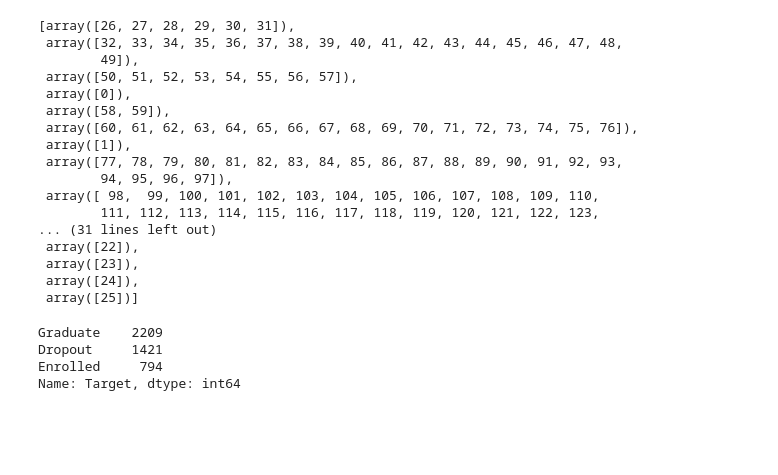
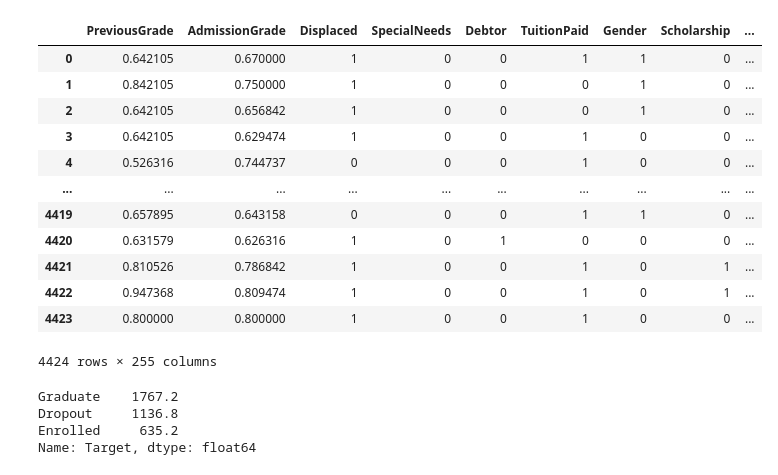
Before and after one commit to a-krawciw/groupyr, a Jupyter notebook: class_proj/student_g_lasso_notebook.ipynb, the cells around one changed output. Drawn from its saved outputs; the diff is of its cells as text; code cells hidden in the pictures; blank space fills up the shorter version.

```diff
--- a/class_proj/student_g_lasso_notebook.ipynb
+++ b/class_proj/student_g_lasso_notebook.ipynb
@@ -24,47 +24,44 @@ kid_data = pd.read_csv("data.csv", delimiter=";")
 # %%
 mark_as_categorical(kid_data, "MaritalStatus")
 mark_as_categorical(kid_data, "ApplicationMode")
 mark_as_categorical(kid_data, "ApplicationOrder")
 mark_as_categorical(kid_data, "TimeOfDay")
 mark_as_categorical(kid_data, "PreviousQualification")
 mark_as_categorical(kid_data, "Nationality")
 mark_as_categorical(kid_data, "MotherQualification")
 mark_as_categorical(kid_data, "FatherQualification")
 mark_as_categorical(kid_data, "MotherOccupation")
 mark_as_categorical(kid_data, "FatherOccupation")
+mark_as_categorical(kid_data, "Course")
 target = kid_data.get("Target").replace(['Dropout', 'Graduate', 'Enrolled'], [0, 1, 1]).astype(float),
 
 
 for col in kid_data.select_dtypes(include="float64", exclude="category"):
     kid_data[col] /= kid_data[col].max()
 
 expanded_X, group_idxs = create_groups_from_1hot(kid_data.drop(columns="Target"))
-list(group_idxs.values())
+expanded_X
 # %% [output]
+|  | PreviousGrade | AdmissionGrade | Displaced | SpecialNeeds | Debtor | TuitionPaid | Gender | Scholarship | ... |
+| 0 | 0.642105 | 0.670000 | 1 | 0 | 0 | 1 | 1 | 0 | ... |
+| 1 | 0.842105 | 0.750000 | 1 | 0 | 0 | 0 | 1 | 0 | ... |
+| 2 | 0.642105 | 0.656842 | 1 | 0 | 0 | 0 | 1 | 0 | ... |
+| 3 | 0.642105 | 0.629474 | 1 | 0 | 0 | 1 | 0 | 0 | ... |
+| 4 | 0.526316 | 0.744737 | 0 | 0 | 0 | 1 | 0 | 0 | ... |
+| ... | ... | ... | ... | ... | ... | ... | ... | ... | ... |
+| 4419 | 0.657895 | 0.643158 | 0 | 0 | 0 | 1 | 1 | 0 | ... |
+| 4420 | 0.631579 | 0.626316 | 1 | 0 | 1 | 0 | 0 | 0 | ... |
+| 4421 | 0.810526 | 0.786842 | 1 | 0 | 0 | 1 | 0 | 1 | ... |
+| 4422 | 0.947368 | 0.809474 | 1 | 0 | 0 | 1 | 0 | 1 | ... |
+| 4423 | 0.800000 | 0.800000 | 1 | 0 | 0 | 1 | 0 | 0 | ... |
-[array([26, 27, 28, 29, 30, 31]),
- array([32, 33, 34, 35, 36, 37, 38, 39, 40, 41, 42, 43, 44, 45, 46, 47, 48,
-        49]),
- array([50, 51, 52, 53, 54, 55, 56, 57]),
- array([0]),
- array([58, 59]),
- array([60, 61, 62, 63, 64, 65, 66, 67, 68, 69, 70, 71, 72, 73, 74, 75, 76]),
- array([1]),
- array([77, 78, 79, 80, 81, 82, 83, 84, 85, 86, 87, 88, 89, 90, 91, 92, 93,
-        94, 95, 96, 97]),
- array([ 98,  99, 100, 101, 102, 103, 104, 105, 106, 107, 108, 109, 110,
-        111, 112, 113, 114, 115, 116, 117, 118, 119, 120, 121, 122, 123,
-... (31 lines left out)
- array([22]),
- array([23]),
- array([24]),
- array([25])]
+4424 rows × 255 columns
 # %%
-kid_data.get("Target").value_counts()
+kid_data.get("Target").value_counts()*0.8
 # %% [output]
-Graduate    2209
-Dropout     1421
-Enrolled     794
-Name: Target, dtype: int64
+Graduate    1767.2
+Dropout     1136.8
+Enrolled     635.2
+Name: Target, dtype: float64
 # %%
 get_categories(kid_data)
 # %% [output]
```
Also changed, not shown: parts of 11 cells of this notebook.
